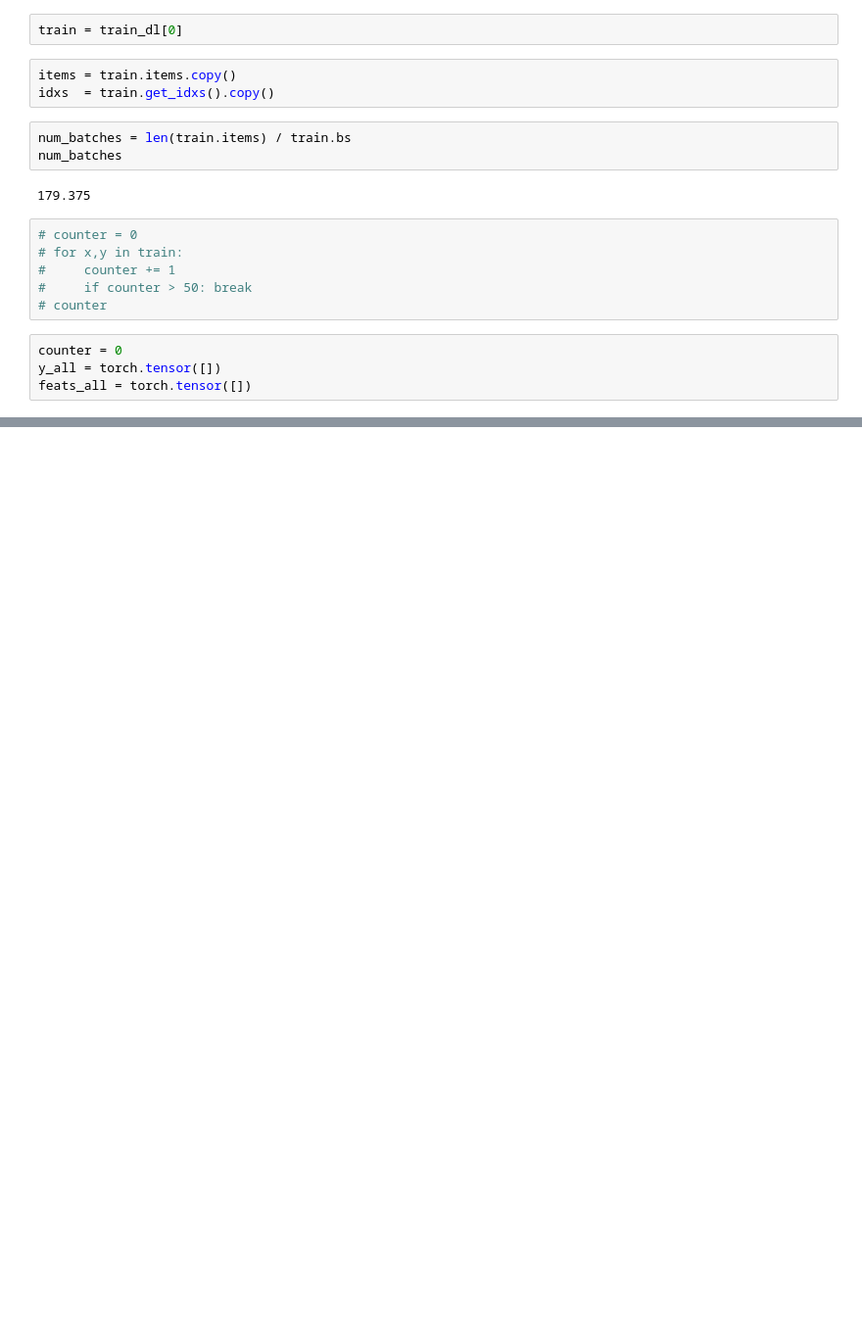
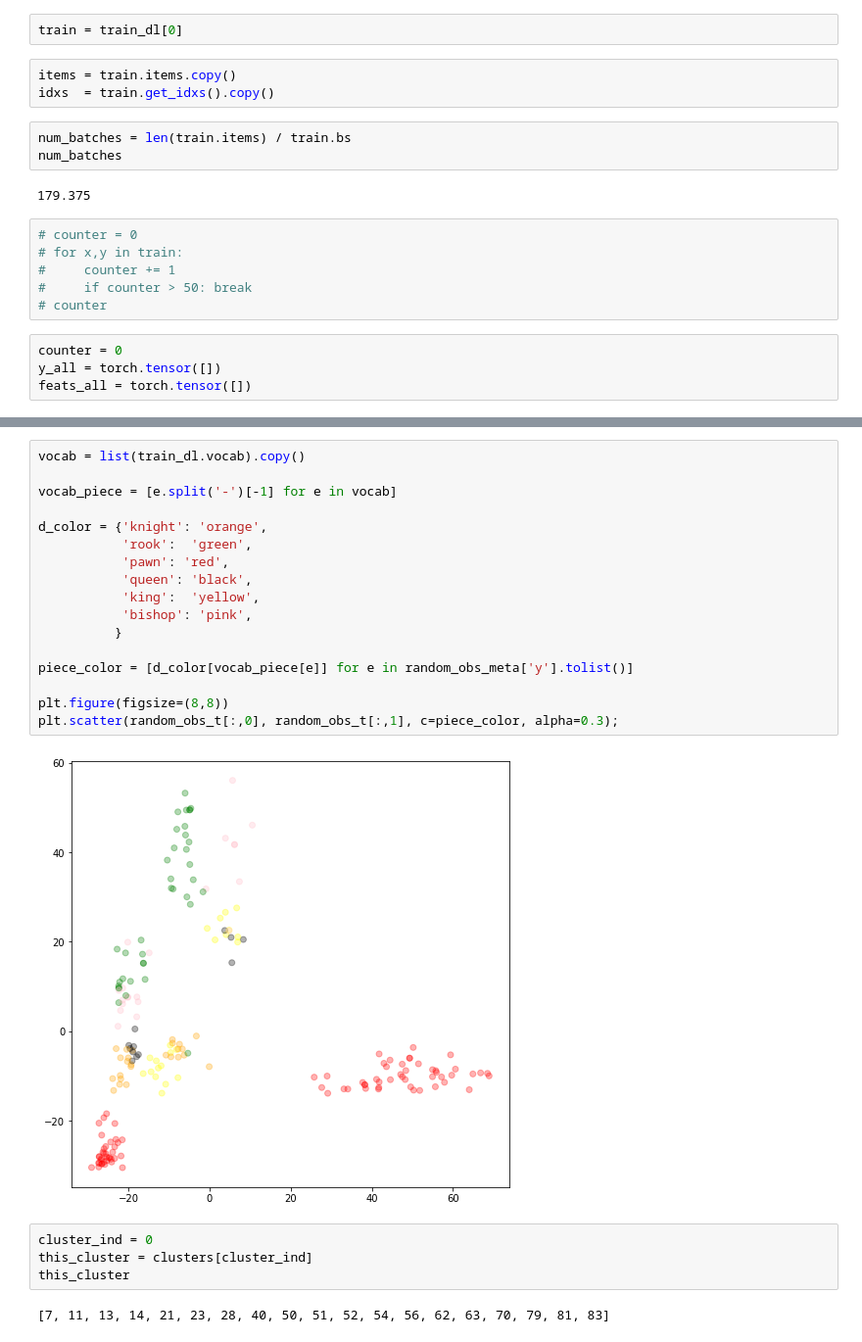
Before and after one commit to sutt/fastai2-dev, a Jupyter notebook: chess-classification-hw/nbs-oct/examine-feats-2.ipynb, the cells around one changed output, grey strips where cells are left out. Shown at 98% size. Drawn from its saved outputs; the diff is of its cells as text; blank space fills up the shorter version.

```diff
--- a/chess-classification-hw/nbs-oct/examine-feats-2.ipynb
+++ b/chess-classification-hw/nbs-oct/examine-feats-2.ipynb
@@ -152,0 +285,25 @@ y_all.shape
+# %%
+vocab = list(train_dl.vocab).copy()
+
+vocab_piece = [e.split('-')[-1] for e in vocab]
+
+d_color = {'knight': 'orange',
+           'rook':  'green',
+           'pawn': 'red',
+           'queen': 'black',
+           'king':  'yellow',
+           'bishop': 'pink',
+          }
+
+piece_color = [d_color[vocab_piece[e]] for e in random_obs_meta['y'].tolist()]
+
+plt.figure(figsize=(8,8))
+plt.scatter(random_obs_t[:,0], random_obs_t[:,1], c=piece_color, alpha=0.3);
+# %% [output]
+[figure, added]
+# %%
+cluster_ind = 0
+this_cluster = clusters[cluster_ind]
+this_cluster
+# %% [output]
+[7, 11, 13, 14, 21, 23, 28, 40, 50, 51, 52, 54, 56, 62, 63, 70, 79, 81, 83]
```
Also changed, not shown: parts of 31 cells of this notebook.
